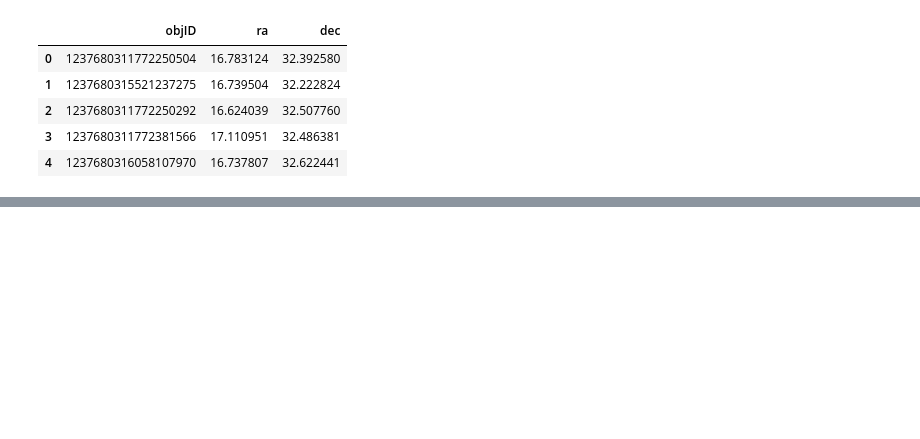
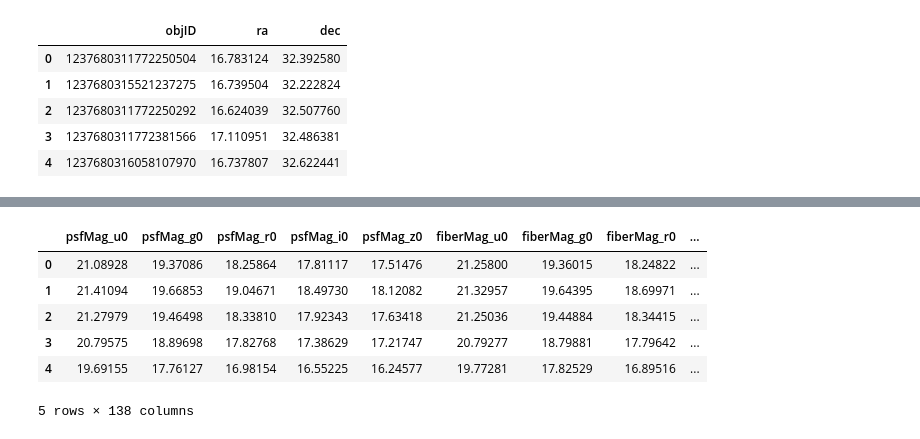
Before and after one commit to danbanan/Perseus-vs-background, a Jupyter notebook: machine-learning.ipynb, the cells around one changed output, grey strips where cells are left out. Saved outputs shown, nothing was run; the diff lists cells and outputs as text; code cells hidden in the pictures; blank space fills up the shorter version.

Commit message:
SVM Machine Learning
Performed SVM Machine Learning on All Sky Test Data

```diff
--- a/machine-learning.ipynb
+++ b/machine-learning.ipynb
@@ -128,0 +98,21 @@ dwarfs.head()
+# %%
+#The Background Dataset
+background = pd.read_csv('./machine-learning-sets/background_FULL_SDSS.csv')
+
+#Droping the unuseful objID that comes with CrossID
+background = background.drop(['objID','objID1'], axis=1)
+
+#Adding the column that labels these as the background
+#In this case the label for background is 0 and
+#foreground will be 1
+background['label'] = 0
+
+background.head()
+# %% [output]
+|  | psfMag_u0 | psfMag_g0 | psfMag_r0 | psfMag_i0 | psfMag_z0 | fiberMag_u0 | fiberMag_g0 | fiberMag_r0 | ... |
+| 0 | 21.08928 | 19.37086 | 18.25864 | 17.81117 | 17.51476 | 21.25800 | 19.36015 | 18.24822 | ... |
+| 1 | 21.41094 | 19.66853 | 19.04671 | 18.49730 | 18.12082 | 21.32957 | 19.64395 | 18.69971 | ... |
+| 2 | 21.27979 | 19.46498 | 18.33810 | 17.92343 | 17.63418 | 21.25036 | 19.44884 | 18.34415 | ... |
+| 3 | 20.79575 | 18.89698 | 17.82768 | 17.38629 | 17.21747 | 20.79277 | 18.79881 | 17.79642 | ... |
+| 4 | 19.69155 | 17.76127 | 16.98154 | 16.55225 | 16.24577 | 19.77281 | 17.82529 | 16.89516 | ... |
+5 rows × 138 columns
```
Also changed, not shown: parts of 11 cells of this notebook, 5 other files.
